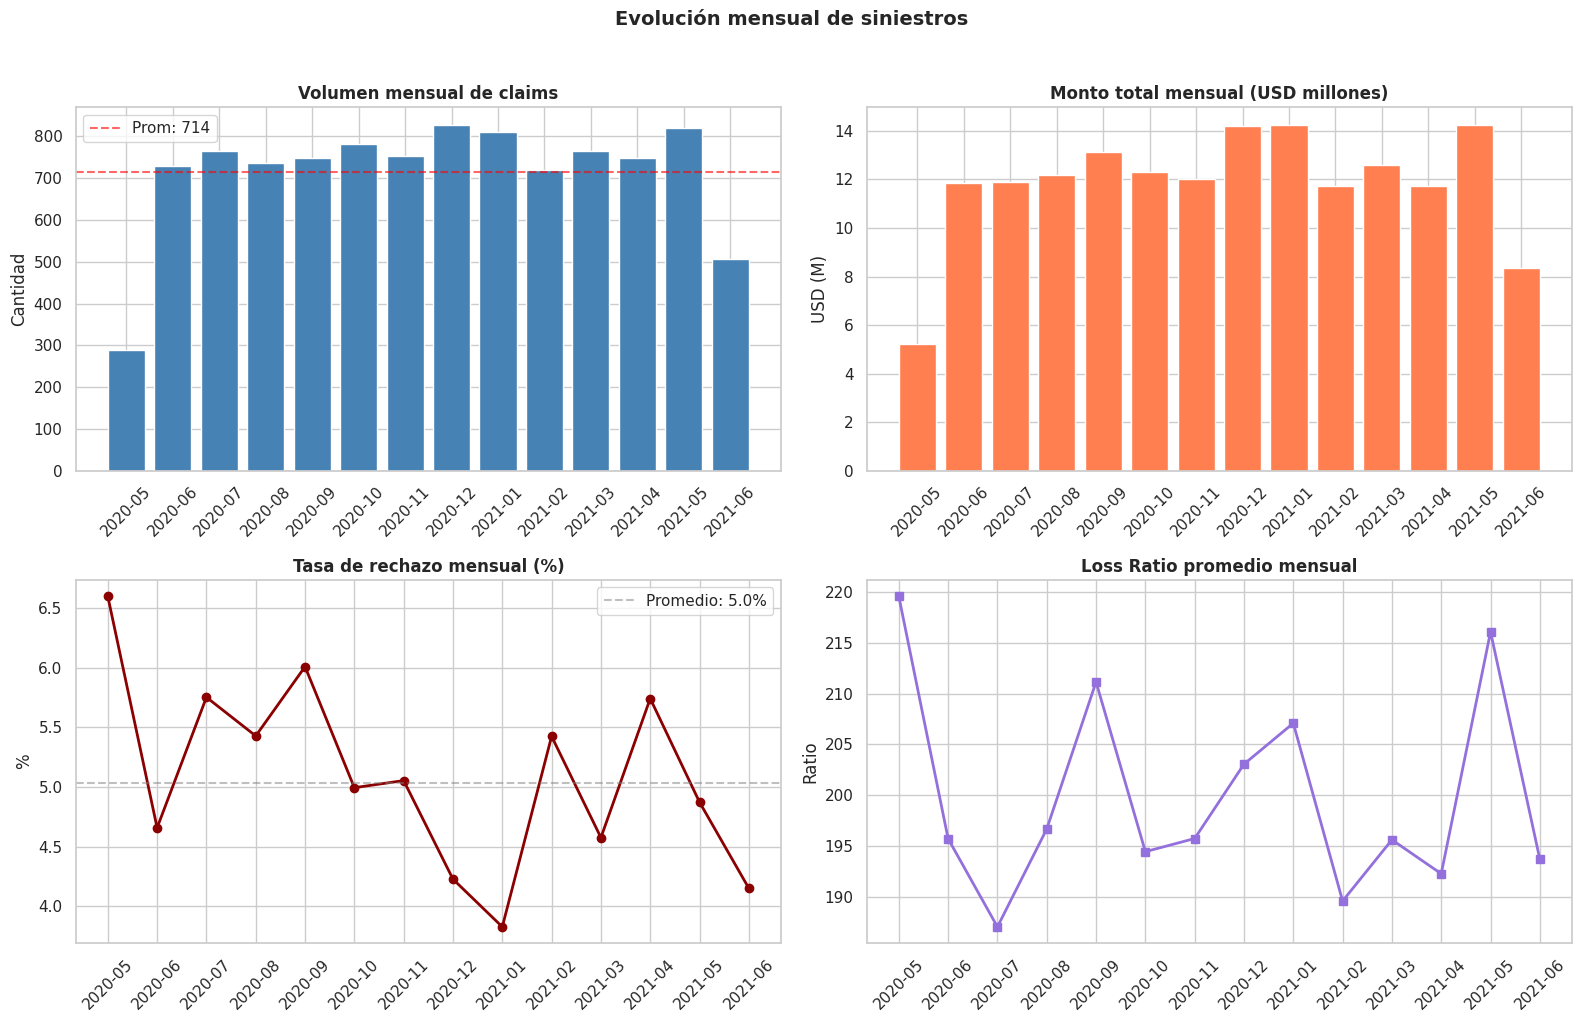
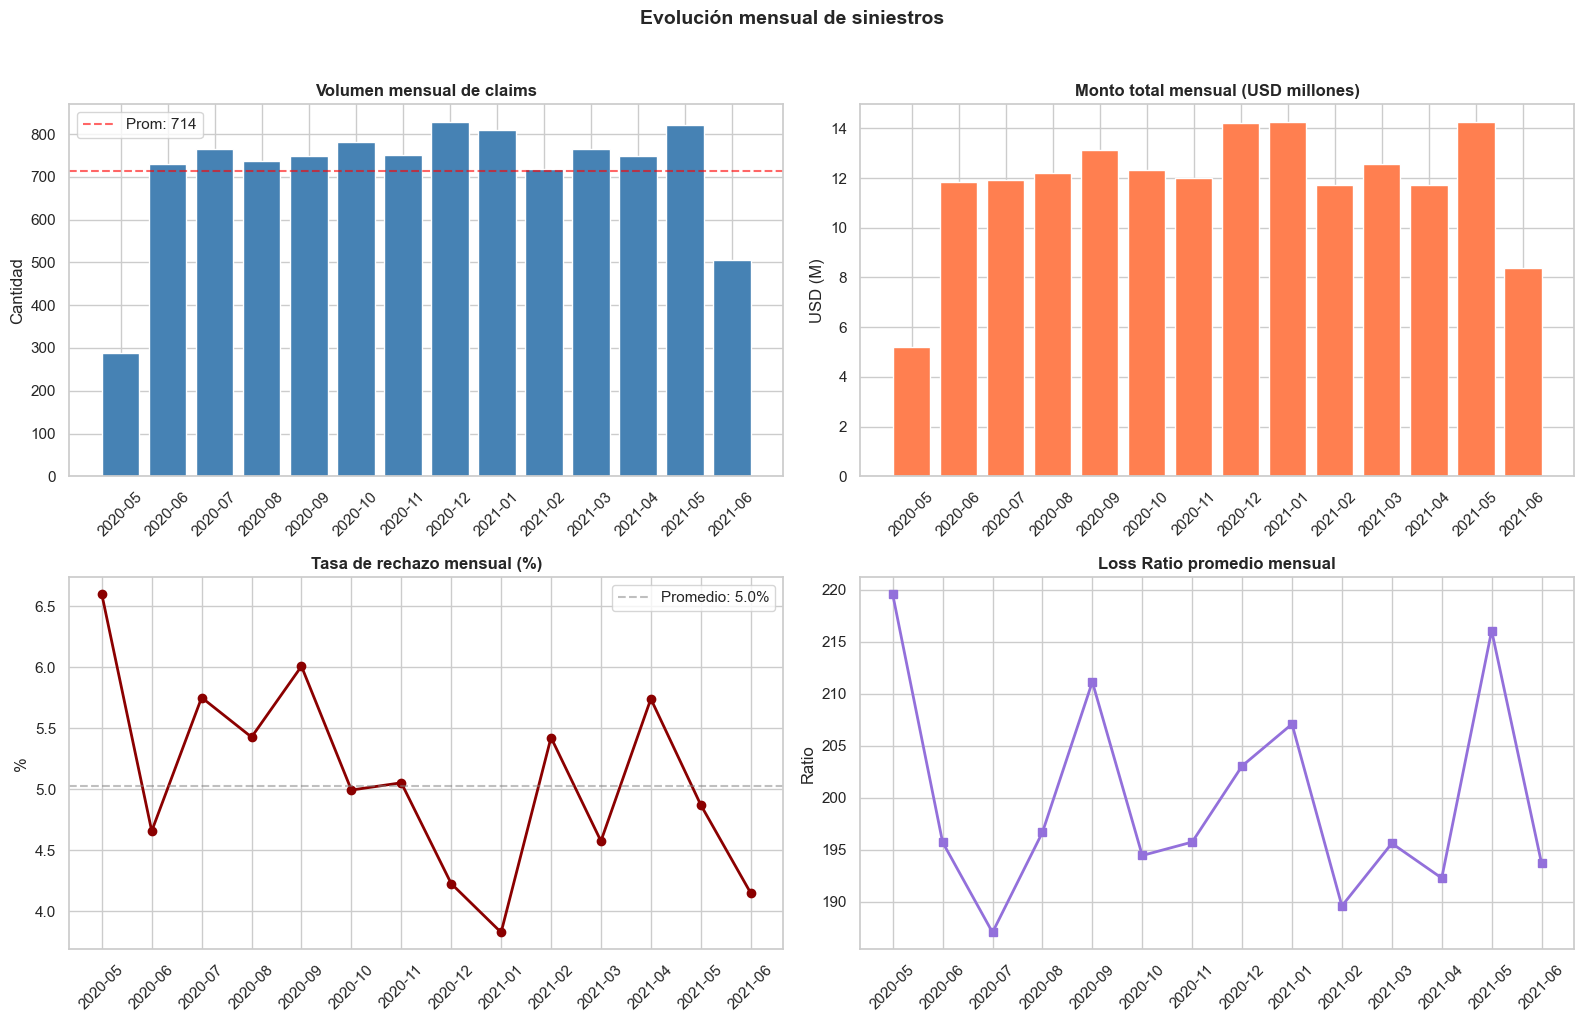
The notebook cell's code change between the first figure and the second:
--- before
+++ after
@@ -47,4 +47,4 @@
 plt.suptitle("Evolución mensual de siniestros", fontsize=14, fontweight="bold", y=1.02)
 plt.tight_layout()
-plt.savefig("evolucion_mensual.png", dpi=150, bbox_inches="tight")
+plt.savefig(DATA_DIR2 / "evolucion_mensual.png", dpi=150, bbox_inches="tight")
 plt.show()

Commit: cierre de conexión DuckDB